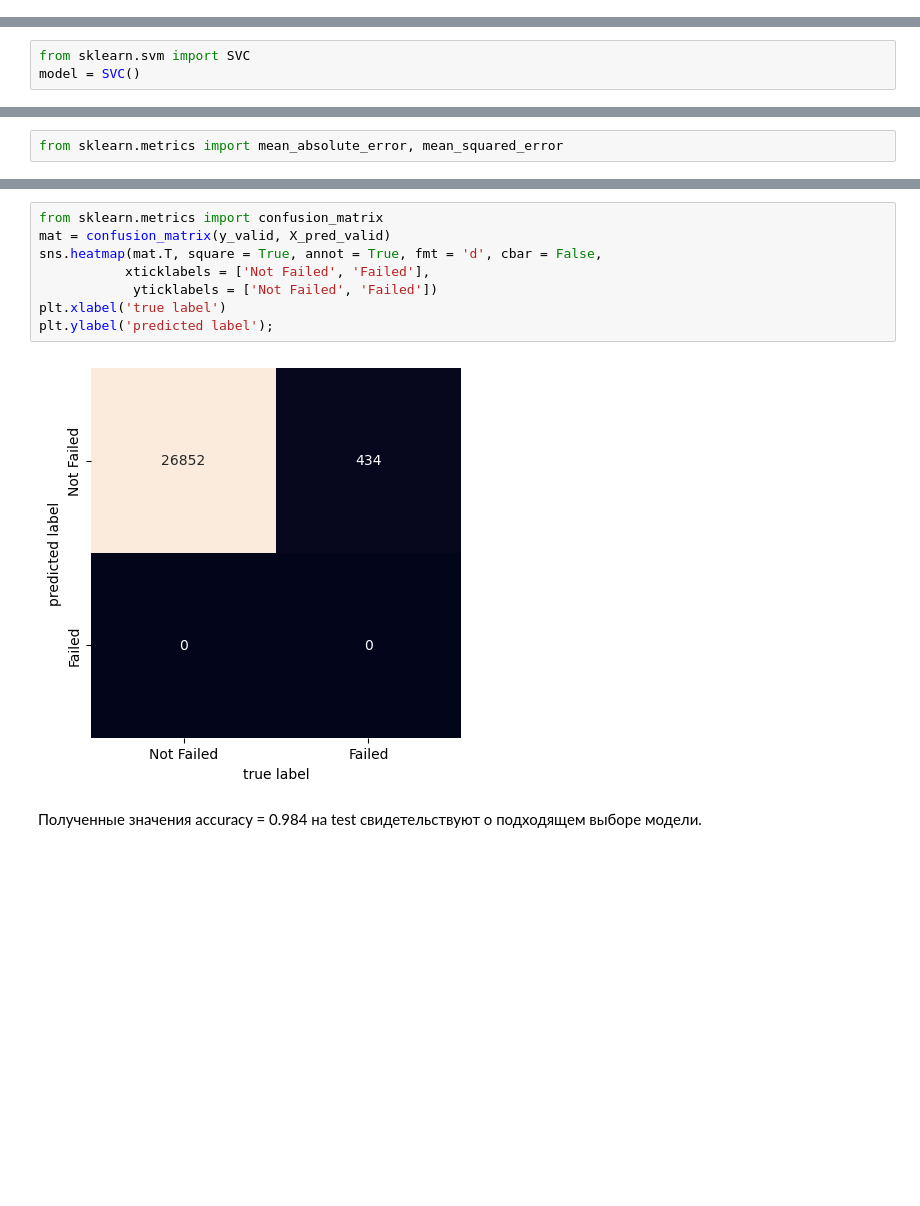
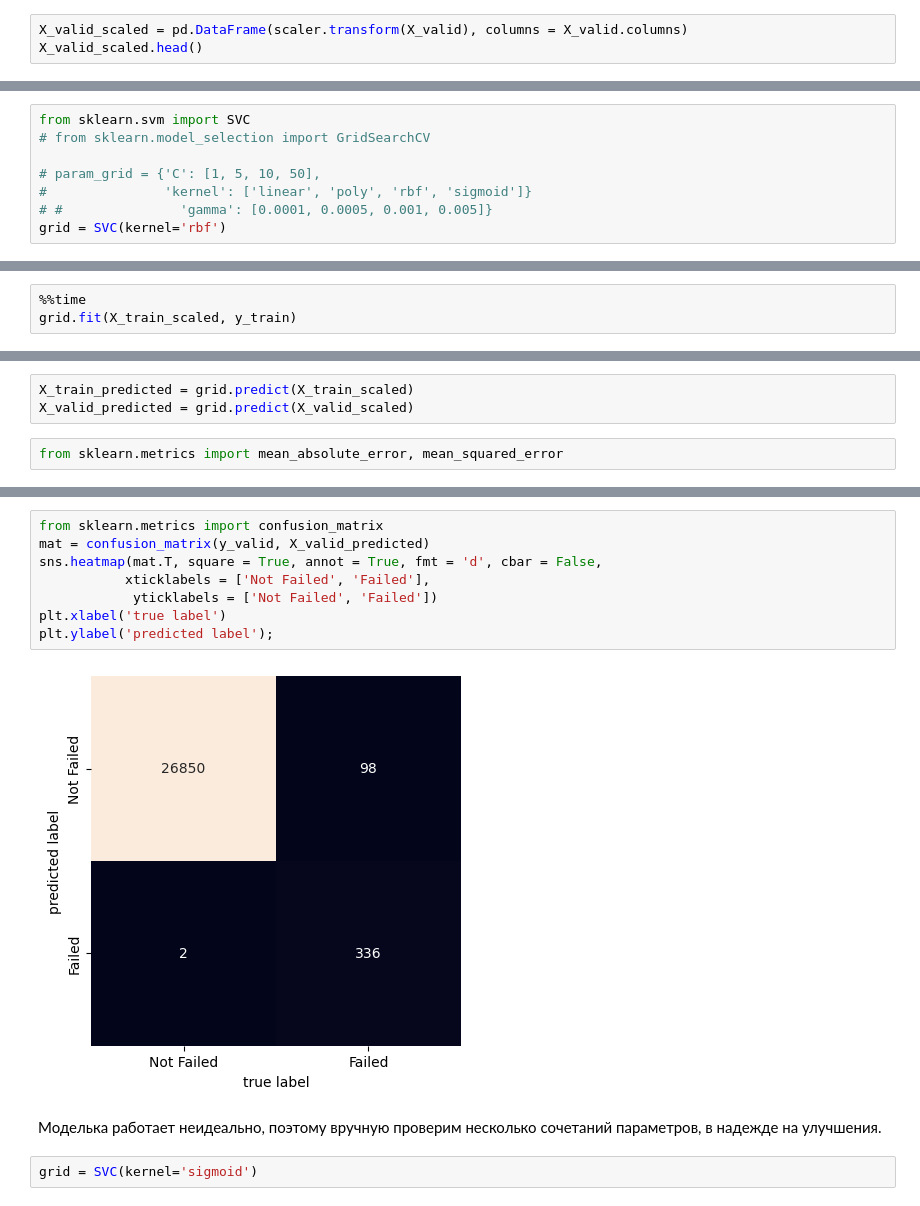
Before and after one commit to knpvlt/DS2, a Jupyter notebook: HW_10_.ipynb, the cells around one changed output, grey strips where cells are left out. Cells and saved outputs as stored; diff of their text form; blank space fills up the shorter version.

```diff
--- a/HW_10_.ipynb
+++ b/HW_10_.ipynb
@@ -199,0 +238,3 @@ X_train, X_valid, y_train, y_valid = train_test_split(X, y, test_size=0.2, rando
+# %%
+X_valid_scaled = pd.DataFrame(scaler.transform(X_valid), columns = X_valid.columns)
+X_valid_scaled.head()
@@ -201,3 +260,11 @@ X_train, X_valid, y_train, y_valid = train_test_split(X, y, test_size=0.2, rando
 ## Model creation
 # %% [markdown]
 #### *Support Vector Machine*
+# %%
+from sklearn.svm import SVC
+# from sklearn.model_selection import GridSearchCV
+
+# param_grid = {'C': [1, 5, 10, 50],
+#               'kernel': ['linear', 'poly', 'rbf', 'sigmoid']}
+# #               'gamma': [0.0001, 0.0005, 0.001, 0.005]}
+grid = SVC(kernel='rbf')
@@ -204,3 +273,3 @@ X_train, X_valid, y_train, y_valid = train_test_split(X, y, test_size=0.2, rando
 # %%
-from sklearn.svm import SVC
-model = SVC()
+%%time
+grid.fit(X_train_scaled, y_train)
@@ -222,3 +280,6 @@ model.score(X_valid, y_valid)
+# %%
+X_train_predicted = grid.predict(X_train_scaled)
+X_valid_predicted = grid.predict(X_valid_scaled)
 # %%
 from sklearn.metrics import mean_absolute_error, mean_squared_error
 # %%
@@ -244,12 +305,14 @@ weighted avg       0.97      0.98      0.98     27286
 # %%
 from sklearn.metrics import confusion_matrix
-mat = confusion_matrix(y_valid, X_pred_valid)
+mat = confusion_matrix(y_valid, X_valid_predicted)
 sns.heatmap(mat.T, square = True, annot = True, fmt = 'd', cbar = False,
            xticklabels = ['Not Failed', 'Failed'],
             yticklabels = ['Not Failed', 'Failed'])
 plt.xlabel('true label')
 plt.ylabel('predicted label');
 # %% [output]
-[figure, old version]
+[figure, new version]
 # %% [markdown]
-Полученные значения accuracy = 0.984 на test свидетельствуют о подходящем выборе модели.
+Моделька работает неидеально, поэтому вручную проверим несколько сочетаний параметров, в надежде на улучшения.
+# %%
+grid = SVC(kernel='sigmoid')
```
Also changed, not shown: parts of 42 cells of this notebook.
